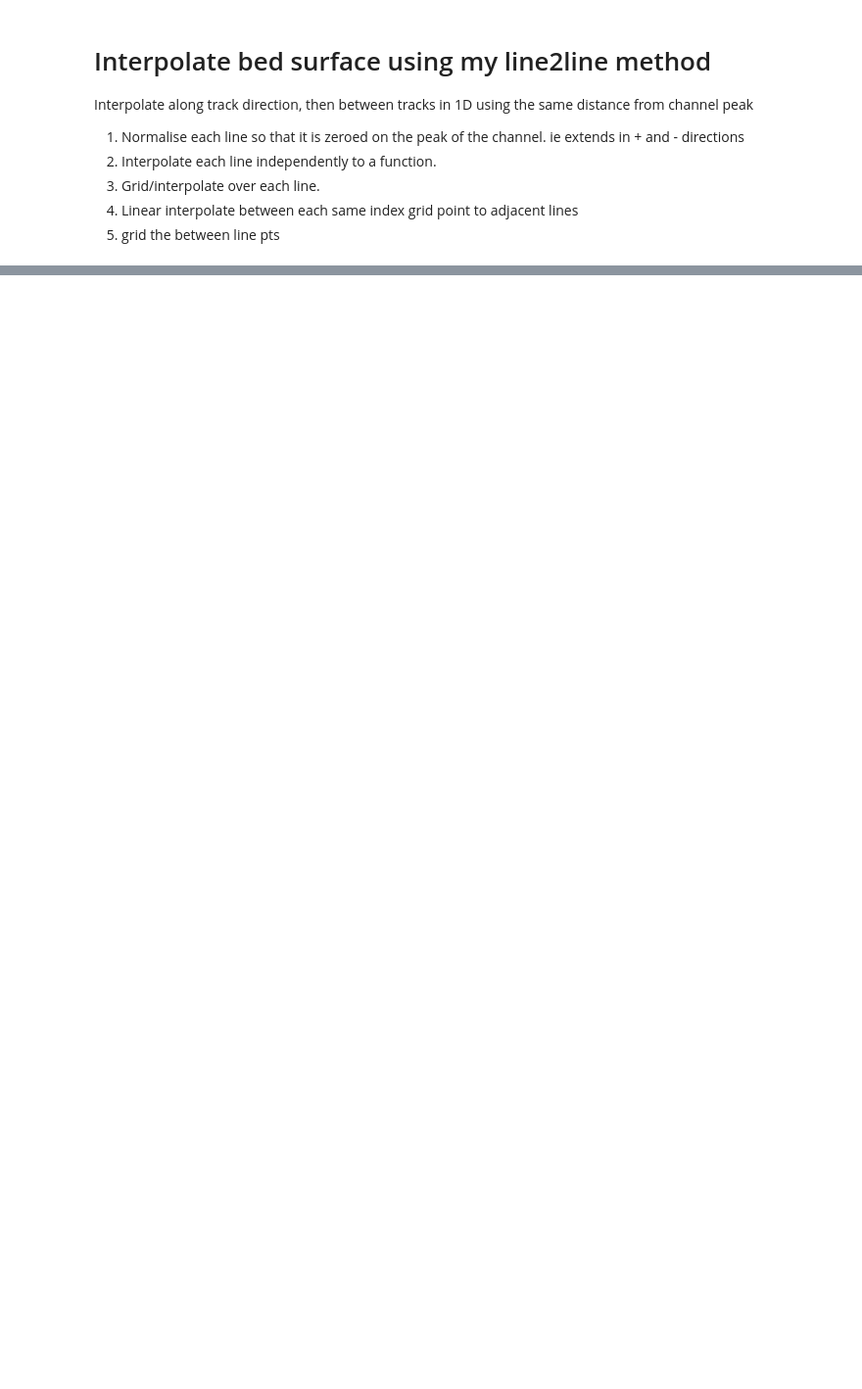
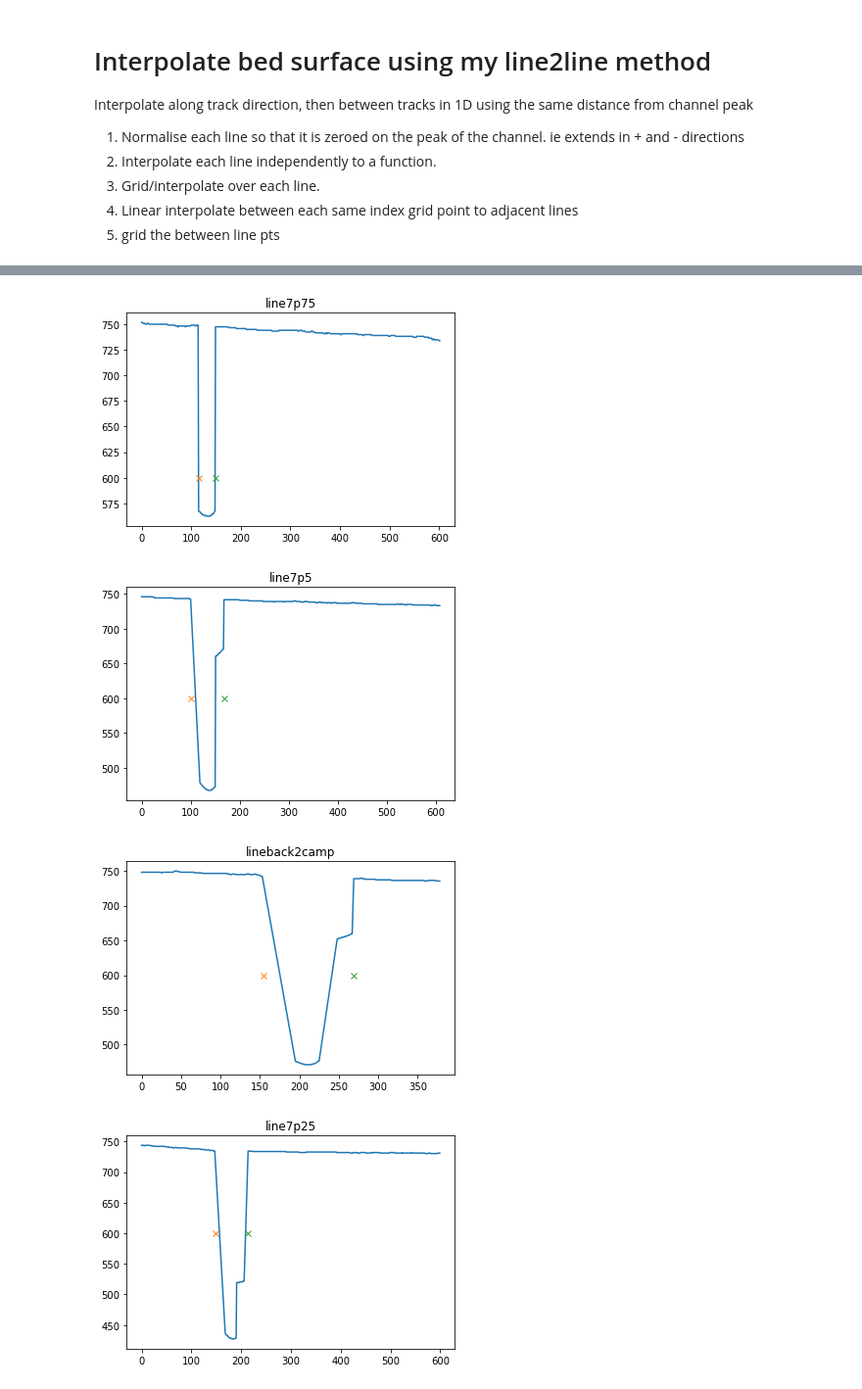
Before and after one commit to arrran/PhD_data_chapter, a Jupyter notebook: Jupyter/RADAR/RADAR_MAP/8_RADAR_bed_interpolate_line2line.ipynb, the cells around one changed output, grey strips where cells are left out. Shown at 98% size. Drawn from its saved outputs; the diff is of its cells as text; code cells hidden in the pictures; blank space fills up the shorter version.

Commit message:
working on the line2line channel interp and figuring indexing new pointsout

```diff
--- a/Jupyter/RADAR/RADAR_MAP/8_RADAR_bed_interpolate_line2line.ipynb
+++ b/Jupyter/RADAR/RADAR_MAP/8_RADAR_bed_interpolate_line2line.ipynb
@@ -140,0 +50,14 @@ for reso in [20,50,100,150,200]:
+# %%
+ll = {} #a dictionary of geodataframes of radarlines over KIS2
+
+for line in bed_gdf[bed_gdf.camp =='KIS2'].line_name.unique().tolist():
+    ll[line] = bed_gdf[(bed_gdf.line_name==line) & (bed_gdf.camp=='KIS2')].copy()
+    ll[line].sort_values(by='x',inplace=True)
+    ll[line].reset_index(drop=True,inplace=True)
+    add_distance_to_gdf(ll[line])
+    add_dDELAYdx(ll[line])
+# %%
+cross_channel_lines = [ 'line7p75','line7p5', 'lineback2camp','line7p25','line7', 'line6','line5','line4']
+# %%
+#lines which cross the channel
+cl  = {key:ll[key] for key in cross_channel_lines}
@@ -140,0 +70,5 @@ for reso in [20,50,100,150,200]:
+# %%
+channel_edges = {}
+for key,value in cl.items():
+    channel_edges[key] = [value[abs(value.dDELAYdx) > 20].index[0],
+                          value[abs(value.dDELAYdx) > 20].index[-1]]
@@ -140,0 +86,14 @@ for reso in [20,50,100,150,200]:
+# %%
+# double check we've picked the right bits.
+for key,value in cl.items():
+    plt.figure()
+    plt.plot(value.ice_thickn)
+    plt.plot(channel_edges[key][0],600,'x')
+    plt.plot(channel_edges[key][1],600,'x')
+    plt.title(key)
+    plt.show()
+# %% [output]
+[figure, added]
+[figure, added]
+[figure, added]
+[figure, added]
```
Also changed, not shown: parts of 47 cells of this notebook, 2 other files.
